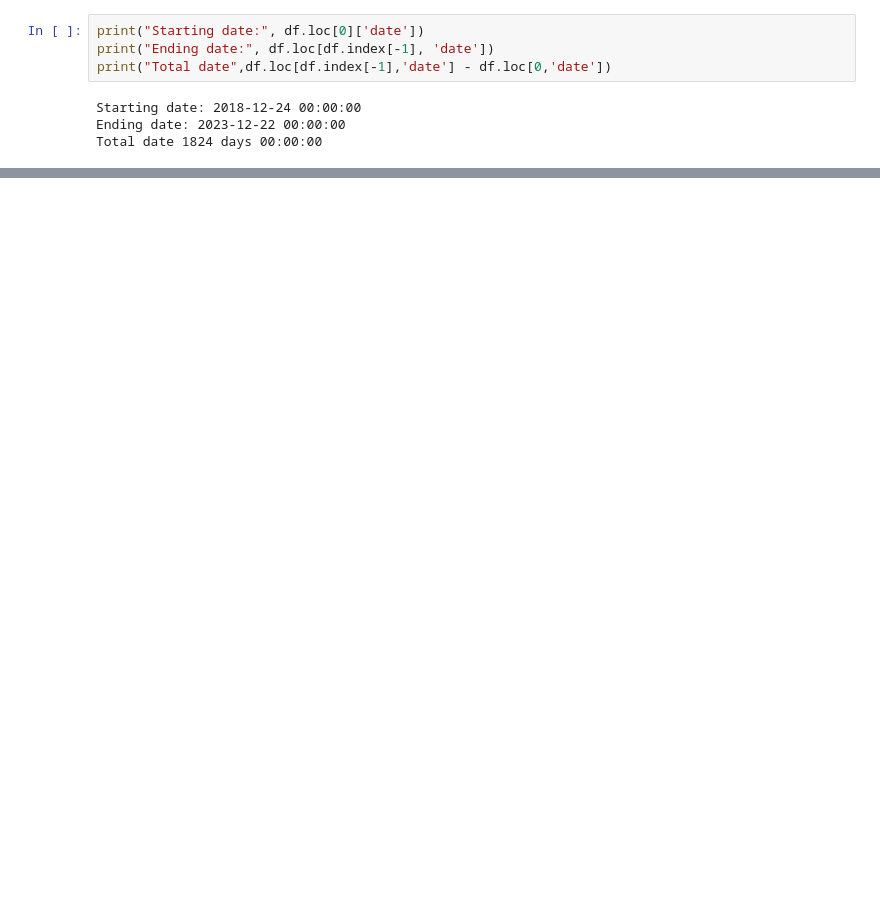
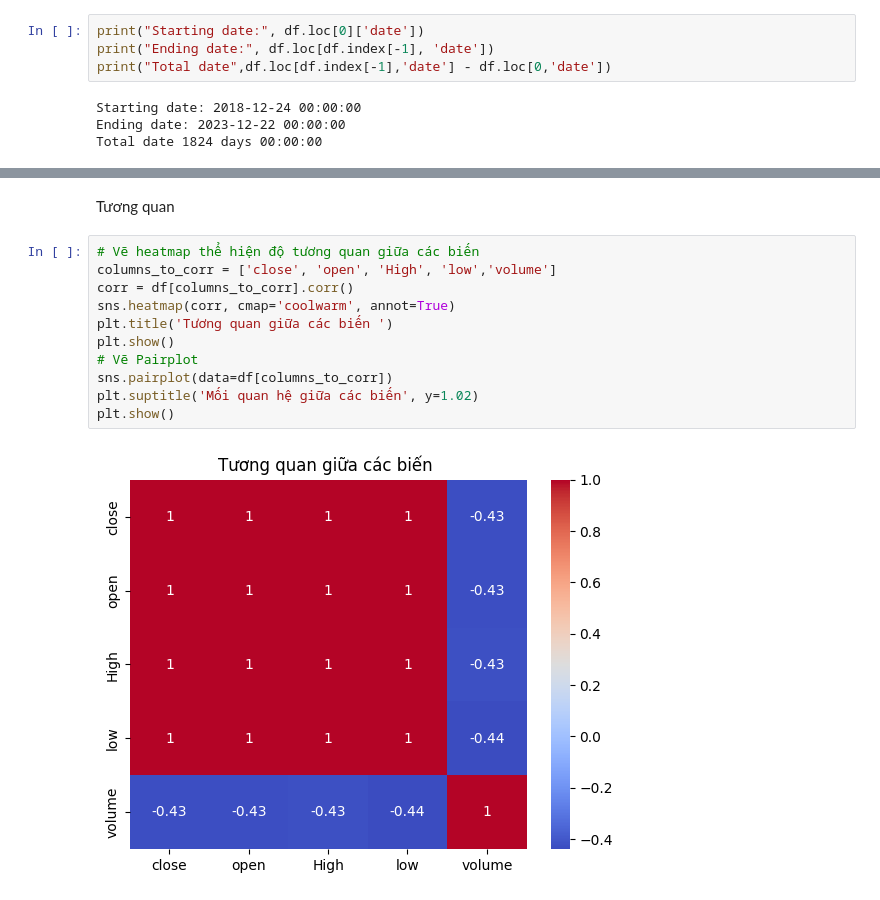
Before and after one commit to davisduccopny/Stock-Prediction-with-Python-project, a Jupyter notebook: main_train.ipynb, the cells around one changed output, grey strips where cells are left out. Drawn from its saved outputs; the diff is of its cells as text; blank space fills up the shorter version.

```diff
--- a/main_train.ipynb
+++ b/main_train.ipynb
@@ -163,0 +294,15 @@ R2 Score: 0.756347503701877
+# %% [markdown]
+Tương quan
+# %%
+# Vẽ heatmap thể hiện độ tương quan giữa các biến
+columns_to_corr = ['close', 'open', 'High', 'low','volume']
+corr = df[columns_to_corr].corr()
+sns.heatmap(corr, cmap='coolwarm', annot=True)
+plt.title('Tương quan giữa các biến ')
+plt.show()
+# Vẽ Pairplot
+sns.pairplot(data=df[columns_to_corr])
+plt.suptitle('Mối quan hệ giữa các biến', y=1.02)
+plt.show()
+# %% [output]
+[figure, added]
```
Also changed, not shown: parts of 112 cells of this notebook.
